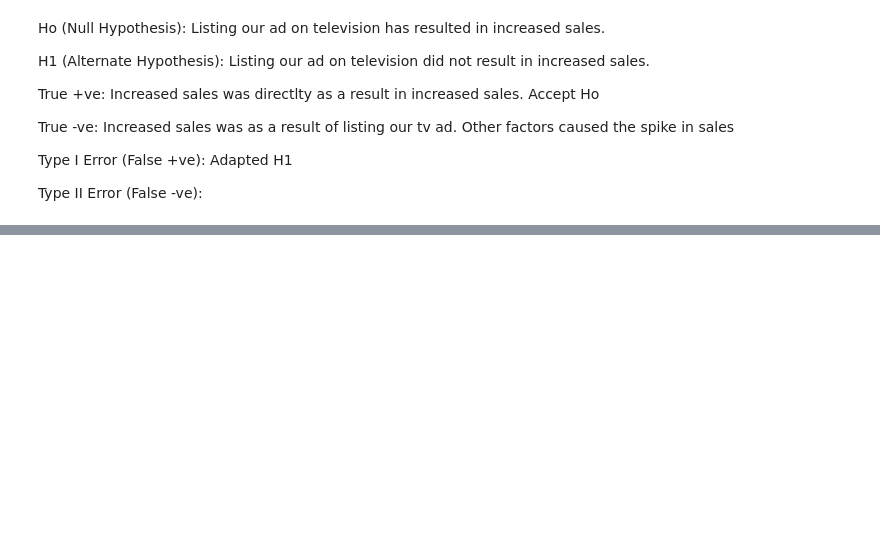
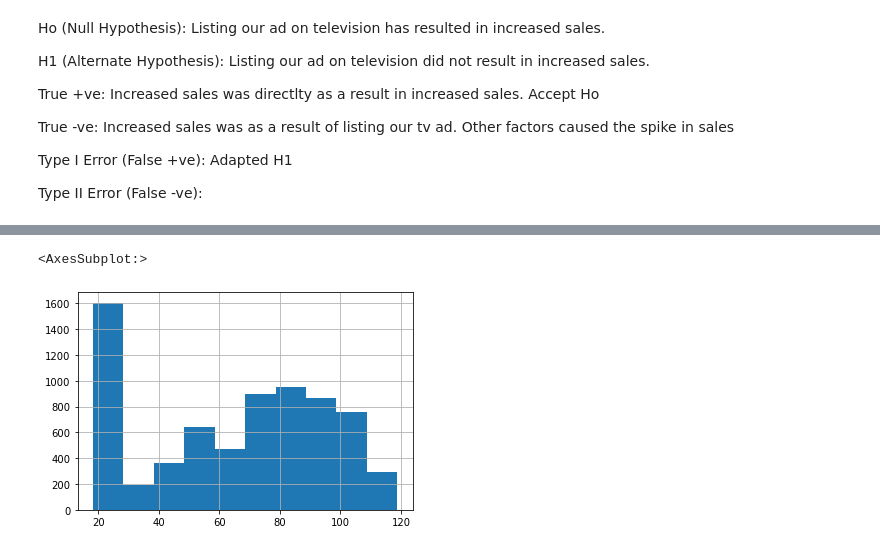
Before and after one commit to stephenkipkurui/statistics-exercises, a Jupyter notebook: hypothesis_testing.ipynb, the cells around one changed output, grey strips where cells are left out. Drawn from its saved outputs; the diff is of its cells as text; code cells hidden in the pictures; blank space fills up the shorter version.

```diff
--- a/hypothesis_testing.ipynb
+++ b/hypothesis_testing.ipynb
@@ -50,0 +87,7 @@ Type II Error (False -ve):
+# %%
+import env
+
+db_url = f'mysql+pymysql://{env.user}:{env.password}@{env.host}/telco_churn'
+df = pd.read_sql('SELECT * FROM customers', db_url)
+
+df.columns
@@ -50,0 +102,7 @@ Type II Error (False -ve):
+# %%
+# Monthly Customers
+
+df.monthly_charges.hist()
+# %% [output]
+<AxesSubplot:>
+[figure, added]
```
Also changed, not shown: parts of 22 cells of this notebook.
